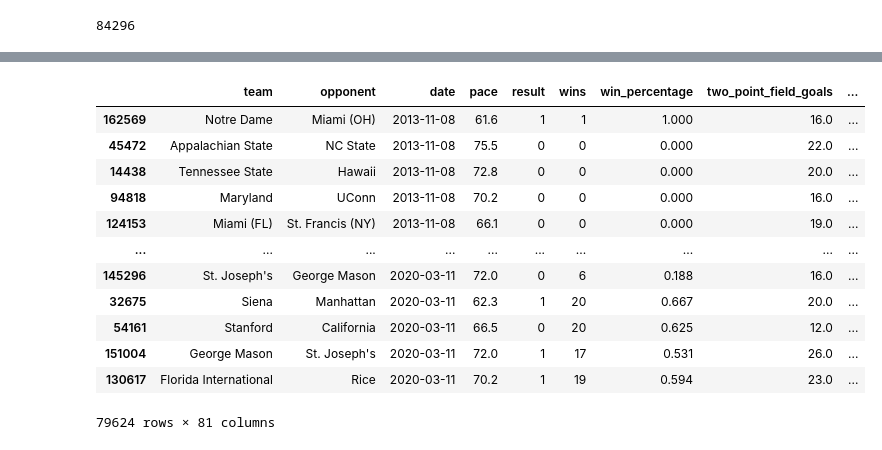
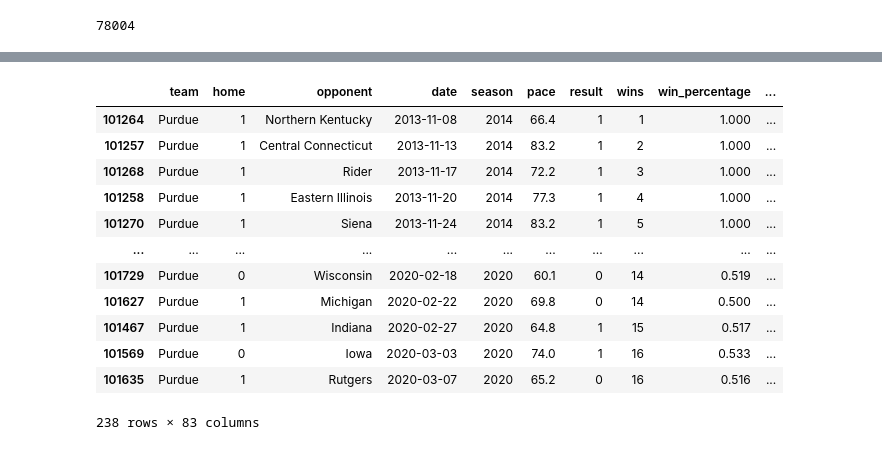
Before and after one commit to fmathews11/College_basketball, a Jupyter notebook: College_BB_Data_Pipeline.ipynb, the cells around one changed output, grey strips where cells are left out. Drawn from its saved outputs; the diff is of its cells as text; code cells hidden in the pictures.

```diff
--- a/College_BB_Data_Pipeline.ipynb
+++ b/College_BB_Data_Pipeline.ipynb
@@ -7,9 +7,9 @@ from tqdm import tqdm
 from sportsreference.ncaab.boxscore import Boxscore
 import time
 # %%
-seasons = range(2021, 2022)
+seasons = [2021]
 master_array = []
-for season in tqdm(seasons):
+for season in seasons:
     try:
         season_team_list = Teams(str(season))
         for team in season_team_list:
@@ -22,4 +22,5 @@ for season in tqdm(seasons):
         continue
 
 schedule_df = pd.DataFrame(master_array, columns=['Season','TeamName','BoxscoreIndex'])
-schedule_df.to_csv('tschedule.csv')
+schedule_df.to_csv('2021_schedule.csv')
+schedule_df
@@ -28,9 +50,0 @@ season_df
-# %%
-season = 2021 # will run once for each season
-full_box_df = None
-counter = 0
-season_df = schedule_df.loc[schedule_df.Season==season]
-box_link = '2020-02-27-20-green-bay'
-df = Boxscore(box_link).dataframe
-df.reset_index(inplace = True)
-pd.concat([box_df,df],axis=0)
@@ -110,11 +90,9 @@ len(box_df)
 # %%
+box_df_ = box_df.copy()
 box_df = box_df.dropna()
 len(box_df)
 # %% [output]
-84296
+78004
-# %%
-box_df['home_ranking'] = box_df['home_ranking'].fillna(0)
-box_df['away_ranking'] = box_df['away_ranking'].fillna(0)
 # %%
 box_df.losing_name.unique()
 # %% [output]
@@ -138,13 +116,13 @@ array(['Abilene Christian', 'Central Arkansas', 'Houston Baptist', 'Army',
 # %%
 
 
-list_of_stats = ['team','opponent','date','pace','result','wins','win_percentage','two_point_field_goals','two_point_field_goal_percentage','two_point_field_goal_attempts','turnovers','turnover_percentage',
+list_of_stats = ['team','home','opponent','date','season','pace','result','wins','win_percentage','two_point_field_goals','two_point_field_goal_percentage','two_point_field_goal_attempts','turnovers','turnover_percentage',
             'true_shooting_percentage','total_rebounds','total_rebound_percentage','three_point_field_goals','three_point_field_goal_percentage','three_point_field_goal_attempts',
             'three_point_attempt_rate','steals','steal_percentage','ranking','points','personal_fouls','offensive_rebounds','offensive_rebound_percentage','offensive_rating','minutes_played',
             'losses','free_throws','free_throw_percentage','free_throw_attempts','free_throw_attempt_rate','field_goals','field_goal_percentage','field_goal_attempts','effective_field_goal_percentage',
             'defensive_rebounds','defensive_rating','blocks','block_percentage','assists','assist_percentage']
 
-for stat in list_of_stats[5:]:
+for stat in list_of_stats[7:]:
     list_of_stats.append('opponent_'+stat)
 
 stats_dict = {key:[] for key in list_of_stats}
@@ -234,6 +212,8 @@ for Team in tqdm(box_df.losing_name.unique().tolist()):
     stats_dict['opponent_block_percentage']  += temp_df.away_block_percentage.tolist()
     stats_dict['opponent_assists']  += temp_df.away_assists.tolist()
     stats_dict['opponent_assist_percentage']  += temp_df.away_assist_percentage.tolist()
+    stats_dict['home'] += [1] * len(temp_df)
+    stats_dict['season']  += temp_df.season.tolist()
 
     #Away/Winner  Games won on the road
     temp_df = box_df[(box_df.winning_name == Team) & (box_df.winner == "Away")]
@@ -318,6 +298,8 @@ for Team in tqdm(box_df.losing_name.unique().tolist()):
     stats_dict['opponent_block_percentage']  += temp_df.home_block_percentage.tolist()
     stats_dict['opponent_assists']  += temp_df.home_assists.tolist()
     stats_dict['opponent_assist_percentage']  += temp_df.home_assist_percentage.tolist()
+    stats_dict['home'] += [0] * len(temp_df)
+    stats_dict['season']  += temp_df.season.tolist()
 
     #Away/loser Games lost at home
     temp_df = box_df[(box_df.losing_name == Team) & (box_df.winner == "Away")]
@@ -402,6 +384,8 @@ for Team in tqdm(box_df.losing_name.unique().tolist()):
     stats_dict['opponent_block_percentage']  += temp_df.away_block_percentage.tolist()
     stats_dict['opponent_assists']  += temp_df.away_assists.tolist()
     stats_dict['opponent_assist_percentage']  += temp_df.away_assist_percentage.tolist()
+    stats_dict['home'] += [1] * len(temp_df)
+    stats_dict['season']  += temp_df.season.tolist()
 
     #Home/loser Games lost on the road
     temp_df = box_df[(box_df.losing_name == Team) & (box_df.winner == "Home")]
@@ -486,26 +470,28 @@ for Team in tqdm(box_df.losing_name.unique().tolist()):
     stats_dict['opponent_block_percentage']  += temp_df.home_block_percentage.tolist()
     stats_dict['opponent_assists']  += temp_df.home_assists.tolist()
     stats_dict['opponent_assist_percentage']  += temp_df.home_assist_percentage.tolist()
+    stats_dict['home'] += [0] * len(temp_df)
+    stats_dict['season']  += temp_df.season.tolist()
 # %%
 final_df = pd.DataFrame.from_dict(stats_dict)
 final_df['date'] = pd.to_datetime(final_df['date'])
 final_df.drop_duplicates(inplace = True)
 final_df.sort_values('date',inplace = True)
-final_df
+final_df[final_df.team == 'Purdue']
 # %% [output]
-|  | team | opponent | date | pace | result | wins | win_percentage | two_point_field_goals | ... |
-| 162569 | Notre Dame | Miami (OH) | 2013-11-08 | 61.6 | 1 | 1 | 1.000 | 16.0 | ... |
-| 45472 | Appalachian State | NC State | 2013-11-08 | 75.5 | 0 | 0 | 0.000 | 22.0 | ... |
-| 14438 | Tennessee State | Hawaii | 2013-11-08 | 72.8 | 0 | 0 | 0.000 | 20.0 | ... |
-| 94818 | Maryland | UConn | 2013-11-08 | 70.2 | 0 | 0 | 0.000 | 16.0 | ... |
-| 124153 | Miami (FL) | St. Francis (NY) | 2013-11-08 | 66.1 | 0 | 0 | 0.000 | 19.0 | ... |
-| ... | ... | ... | ... | ... | ... | ... | ... | ... | ... |
-| 145296 | St. Joseph's | George Mason | 2020-03-11 | 72.0 | 0 | 6 | 0.188 | 16.0 | ... |
-| 32675 | Siena | Manhattan | 2020-03-11 | 62.3 | 1 | 20 | 0.667 | 20.0 | ... |
-| 54161 | Stanford | California | 2020-03-11 | 66.5 | 0 | 20 | 0.625 | 12.0 | ... |
-| 151004 | George Mason | St. Joseph's | 2020-03-11 | 72.0 | 1 | 17 | 0.531 | 26.0 | ... |
-| 130617 | Florida International | Rice | 2020-03-11 | 70.2 | 1 | 19 | 0.594 | 23.0 | ... |
+|  | team | home | opponent | date | season | pace | result | wins | win_percentage | ... |
+| 101264 | Purdue | 1 | Northern Kentucky | 2013-11-08 | 2014 | 66.4 | 1 | 1 | 1.000 | ... |
+| 101257 | Purdue | 1 | Central Connecticut | 2013-11-13 | 2014 | 83.2 | 1 | 2 | 1.000 | ... |
+| 101268 | Purdue | 1 | Rider | 2013-11-17 | 2014 | 72.2 | 1 | 3 | 1.000 | ... |
+| 101258 | Purdue | 1 | Eastern Illinois | 2013-11-20 | 2014 | 77.3 | 1 | 4 | 1.000 | ... |
+| 101270 | Purdue | 1 | Siena | 2013-11-24 | 2014 | 83.2 | 1 | 5 | 1.000 | ... |
+| ... | ... | ... | ... | ... | ... | ... | ... | ... | ... | ... |
+| 101729 | Purdue | 0 | Wisconsin | 2020-02-18 | 2020 | 60.1 | 0 | 14 | 0.519 | ... |
+| 101627 | Purdue | 1 | Michigan | 2020-02-22 | 2020 | 69.8 | 0 | 14 | 0.500 | ... |
+| 101467 | Purdue | 1 | Indiana | 2020-02-27 | 2020 | 64.8 | 1 | 15 | 0.517 | ... |
+| 101569 | Purdue | 0 | Iowa | 2020-03-03 | 2020 | 74.0 | 1 | 16 | 0.533 | ... |
+| 101635 | Purdue | 1 | Rutgers | 2020-03-07 | 2020 | 65.2 | 0 | 16 | 0.516 | ... |
-79624 rows × 81 columns
+238 rows × 83 columns
 # %%
 final_df.isna().sum()
 # %% [output]
```
Also changed, not shown: parts of 13 cells of this notebook.
